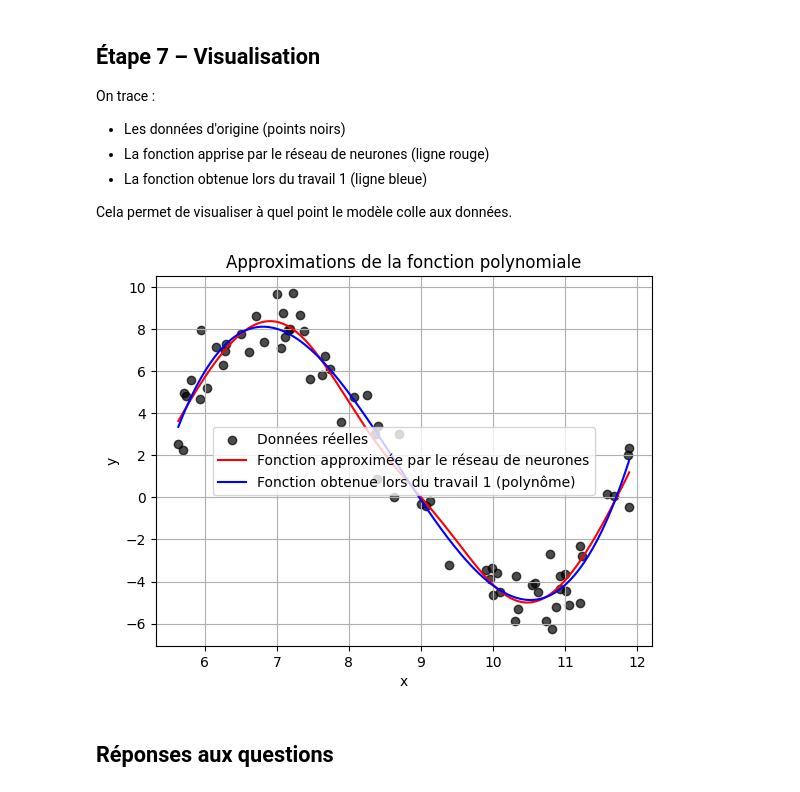
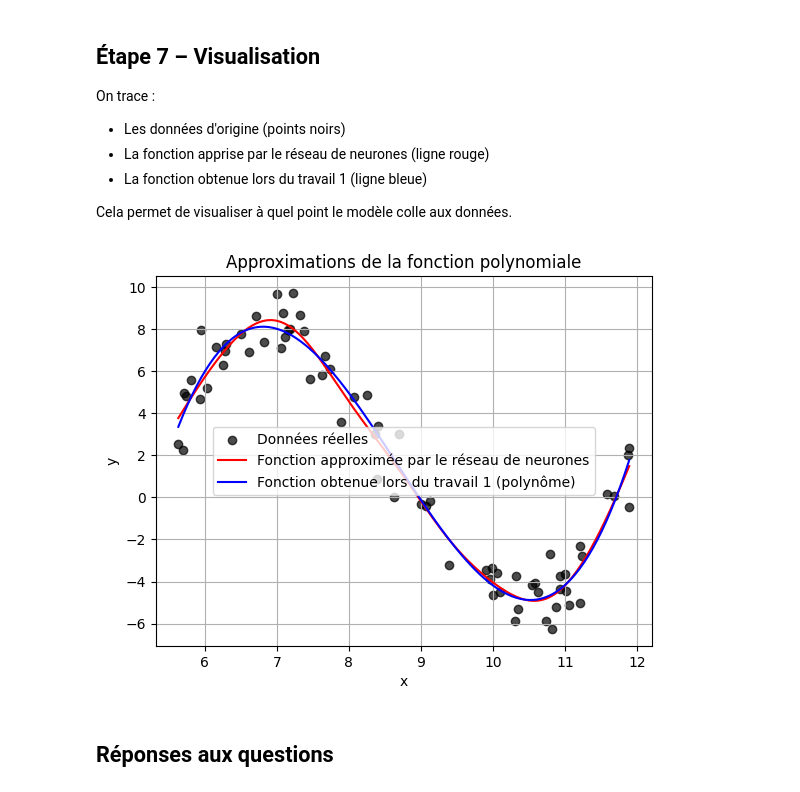
Before and after one commit to ignYoqzii/RegressionNeuralNetwork, a Jupyter notebook: Travail 2.ipynb, the cells around one changed output. Cells and saved outputs as stored; diff of their text form; code cells hidden in the pictures.

```diff
--- a/Travail 2.ipynb
+++ b/Travail 2.ipynb
@@ -274,10 +279,13 @@ class Sequential:
         self._initialize_layers()
 
     def _initialize_layers(self):
-        input_dim = 1  # Taille de l'entrée initiale (par défaut 1)
+        input_dim = None
         for layer in self.layers:
             if isinstance(layer, Input):
+                input_dim = layer.feature_dim
                 continue
+            if input_dim is None:
+                raise ValueError("Le modèle doit commencer par une couche Input")
             layer.initialize(input_dim)
             input_dim = layer.units  # Sortie de la couche = entrée de la suivante
 
@@ -324,8 +332,16 @@ class Sequential:
 ## Étape 4 – Chargement des données et entraînement du réseau de neurones
 # %%
 # Chargement des données
-data = pd.read_csv("Données.csv", header=None, names=["X", "y"])
-X_raw = data["X"].to_numpy().reshape(-1, 1)
-y_raw = data["y"].to_numpy().reshape(-1, 1)
+df = pd.read_csv("Données.csv", header=None, names=["x", "y"])
+X_raw = df["x"].values.reshape(-1, 1)
+y_raw = df["y"].values.reshape(-1, 1)
 
-data.head()
+X_poly = polynomial_features(X_raw, degree=3)  # Ajout de caractéristiques polynomiales (degré 3)
+# Normalisation Z-score pour les entrées et sorties
+scaler_X = ZScoreScaler()
+scaler_X.fit(X_poly)
+X_norm = scaler_X.transform(X_poly)
+
+scaler_y = ZScoreScaler()
+scaler_y.fit(y_raw)
+y_norm = scaler_y.transform(y_raw)
@@ -339,21 +348,15 @@ data.head()
-# %%
-# Normalisation des données
-scaler_X = ZScoreScaler()
-scaler_X.fit(X_raw)
-X_norm = scaler_X.transform(X_raw)
-
-scaler_y = ZScoreScaler()
-scaler_y.fit(y_raw)
-y_norm = scaler_y.transform(y_raw)
 # %%
 # Création et entraînement du modèle
 model = Sequential([
-    Input(1), # 1 feature d'entrée (variable X)
-    Dense(units=70, activation="tanh"), # Couche cachée avec n neurones et activation tanh
+    Input(3),  # n feature(s) d'entrée (X)
+    Dense(units=200, activation="tanh"), # Couche cachée avec n neurones et activation tanh
     Dense(units=1) # Couche de sortie avec 1 neurone (prédiction de y)
 ])
 
 learning_rate = 0.001
 batch_size = 1000 # Nombre d'itérations par époque
 epochs = 15 # Nombre d'époques n pour l'entraînement
+
+# On utilise X_norm qui contient les 3 features normalisées
 loss_history = model.train(X_norm, y_norm, epochs, learning_rate, batch_size)
+print(f"Perte minimale : {min(loss_history)}")
@@ -399,33 +404,31 @@ Cela permet de visualiser à quel point le modèle colle aux données.
 # %%
 points_amount = 200
 
 # Pour tracer la fonction approximée par le réseau de neurones
 X_plot = np.linspace(X_raw.min(), X_raw.max(), points_amount).reshape(-1, 1)
-X_plot_nn = scaler_X.transform(X_plot)  # Normalisation des points pour le réseau de neurones
+X_plot_poly = polynomial_features(X_plot, degree=3)
+X_plot_nn = scaler_X.transform(X_plot_poly)  # Normalisation des points pour le réseau de neurones
 y_plot_nn = model.predict(X_plot_nn)  # Prédictions du modèle
 y_plot_nn = scaler_y.inverse_transform(y_plot_nn)  # Dénormalisation des résultats
 
 # Pour tracer la fonction obtenue lors du travail 1 (polynomiale de degré 3)
 coefficients = np.array([[109.2539815], [-13.21470973], [0.50835721]])  # Coefficients du polynôme de degré 3
 intercept = -283.6096564371875
 
-# Créer les puissances de X pour un polynôme de degré 3
-X_plot_tp1 = np.hstack([X_plot**i for i in range(1, 4)])  # X^1, X^2, X^3
-
 # Calculer la fonction polynomiale
-y_plot_tp1 = X_plot_tp1 @ coefficients + intercept
+y_plot_tp1 = X_plot_poly @ coefficients + intercept
 
 # Tracer les données réelles, la fonction du réseau de neurones et la fonction polynomiale
 plt.scatter(X_raw, y_raw, c="black", alpha=0.7, label="Données réelles")
 plt.plot(X_plot, y_plot_nn, c="red", label="Fonction approximée par le réseau de neurones")
 plt.plot(X_plot, y_plot_tp1, c="blue", label="Fonction obtenue lors du travail 1 (polynôme)")
 plt.xlabel("x")
 plt.ylabel("y")
 plt.title("Approximations de la fonction polynomiale")
 plt.legend()
 plt.grid(True)
 plt.show()
 # %% [output]
-[figure, old version]
+[figure, new version]
 # %% [markdown]
 ## Réponses aux questions
```
Also changed, not shown: parts of 7 cells of this notebook.
